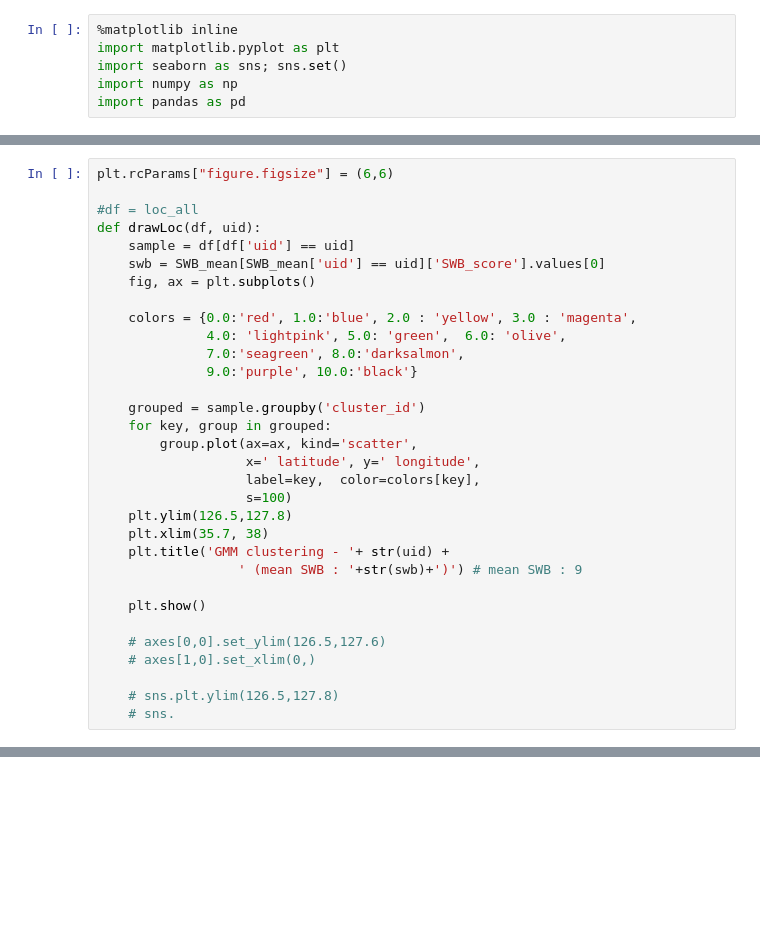
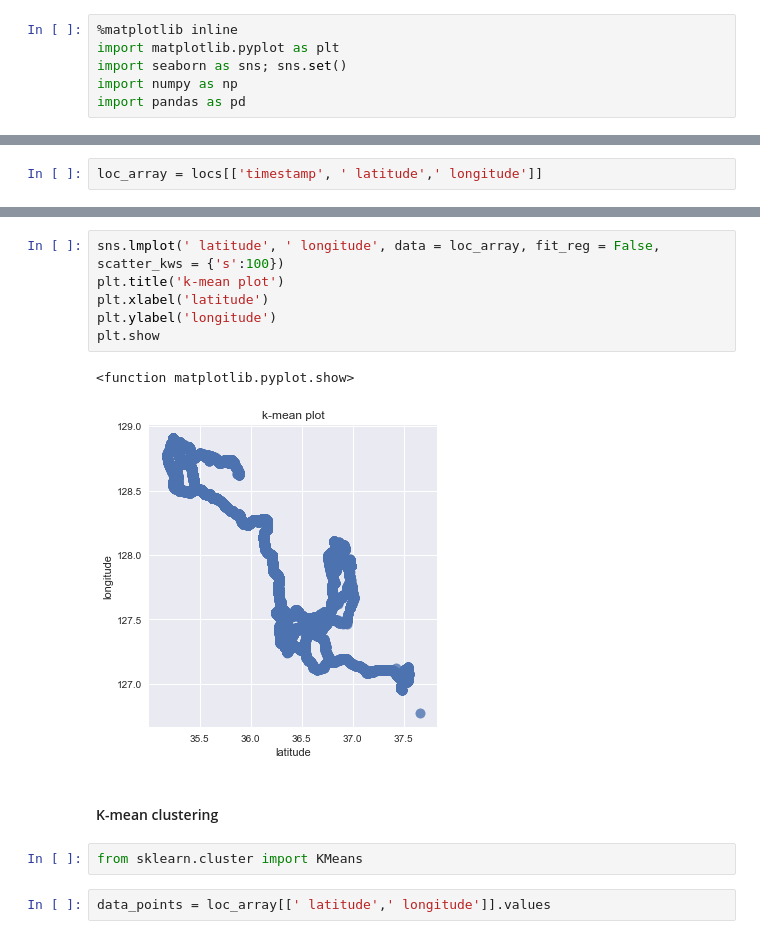
Before and after one commit to sy2399/Smartphone_Analysis, a Jupyter notebook: Code/02.Feature Extraction/Location_GMM.ipynb, the cells around one changed output, grey strips where cells are left out. Cells and saved outputs as stored; diff of their text form; blank space fills up the shorter version.

```diff
--- a/Code/02.Feature Extraction/Location_GMM.ipynb
+++ b/Code/02.Feature Extraction/Location_GMM.ipynb
@@ -389,32 +6,0 @@ plt.show()
-# %%
-plt.rcParams["figure.figsize"] = (6,6)
-
-#df = loc_all
-def drawLoc(df, uid):
-    sample = df[df['uid'] == uid]
-    swb = SWB_mean[SWB_mean['uid'] == uid]['SWB_score'].values[0]
-    fig, ax = plt.subplots()
-
-    colors = {0.0:'red', 1.0:'blue', 2.0 : 'yellow', 3.0 : 'magenta',
-              4.0: 'lightpink', 5.0: 'green',  6.0: 'olive',
-              7.0:'seagreen', 8.0:'darksalmon',
-              9.0:'purple', 10.0:'black'}
-
-    grouped = sample.groupby('cluster_id')
-    for key, group in grouped:
-        group.plot(ax=ax, kind='scatter',
-                   x=' latitude', y=' longitude',
-                   label=key,  color=colors[key],
-                   s=100)
-    plt.ylim(126.5,127.8)
-    plt.xlim(35.7, 38)
-    plt.title('GMM clustering - '+ str(uid) +
-                  ' (mean SWB : '+str(swb)+')') # mean SWB : 9
-
-    plt.show()
-
-    # axes[0,0].set_ylim(126.5,127.6)
-    # axes[1,0].set_xlim(0,)
-
-    # sns.plt.ylim(126.5,127.8)
-    # sns.
@@ -448,0 +36,2 @@ Text(0.5, 1, 'GMM clustering - Hihgh SWB')
+# %%
+loc_array = locs[['timestamp', ' latitude',' longitude']]
@@ -448,0 +47,15 @@ Text(0.5, 1, 'GMM clustering - Hihgh SWB')
+# %%
+sns.lmplot(' latitude', ' longitude', data = loc_array, fit_reg = False, scatter_kws = {'s':100})
+plt.title('k-mean plot')
+plt.xlabel('latitude')
+plt.ylabel('longitude')
+plt.show
+# %% [output]
+<function matplotlib.pyplot.show>
+[figure, added]
+# %% [markdown]
+#### K-mean clustering
+# %%
+from sklearn.cluster import KMeans
+# %%
+data_points = loc_array[[' latitude',' longitude']].values
```
Also changed, not shown: parts of 108 cells of this notebook.
